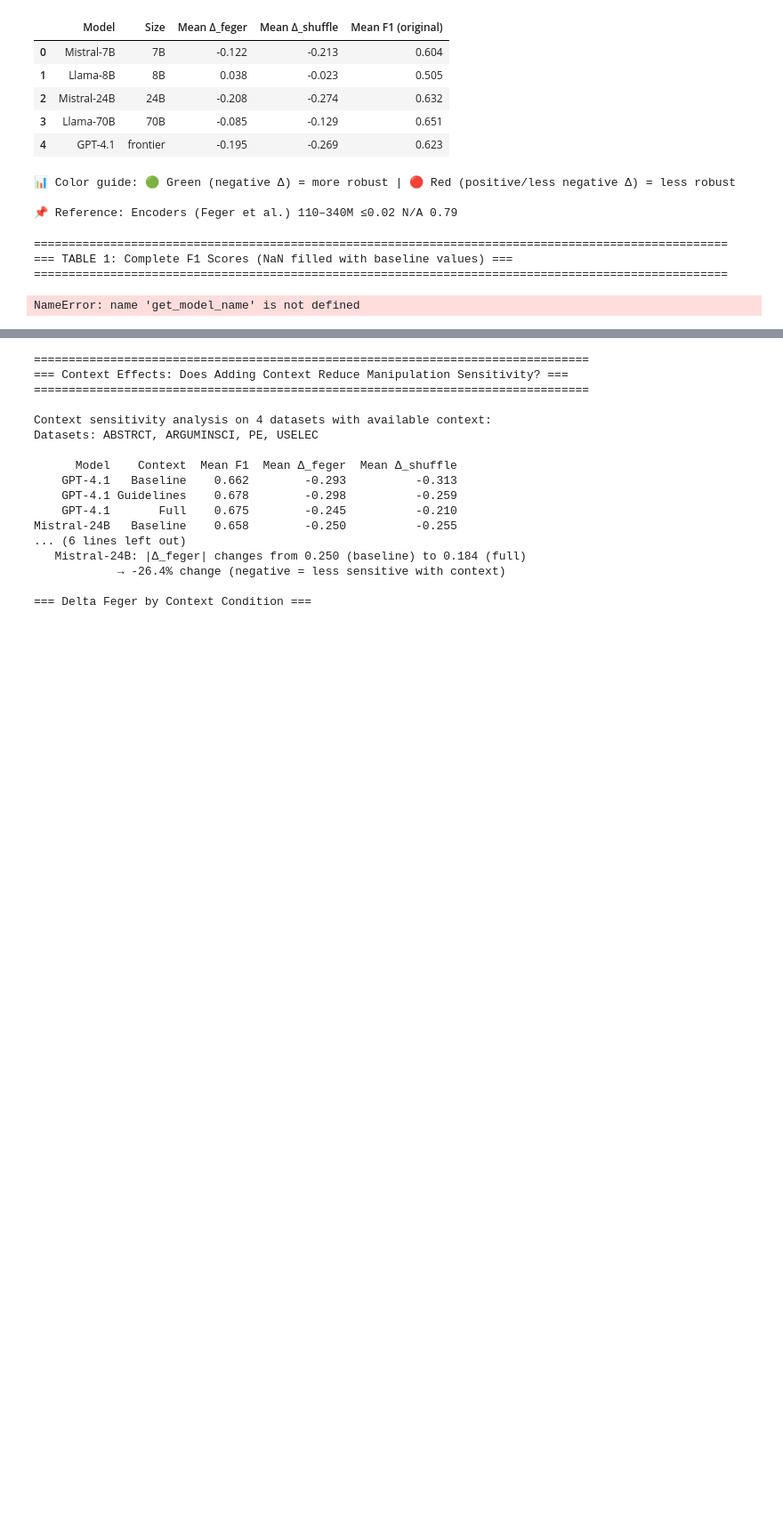
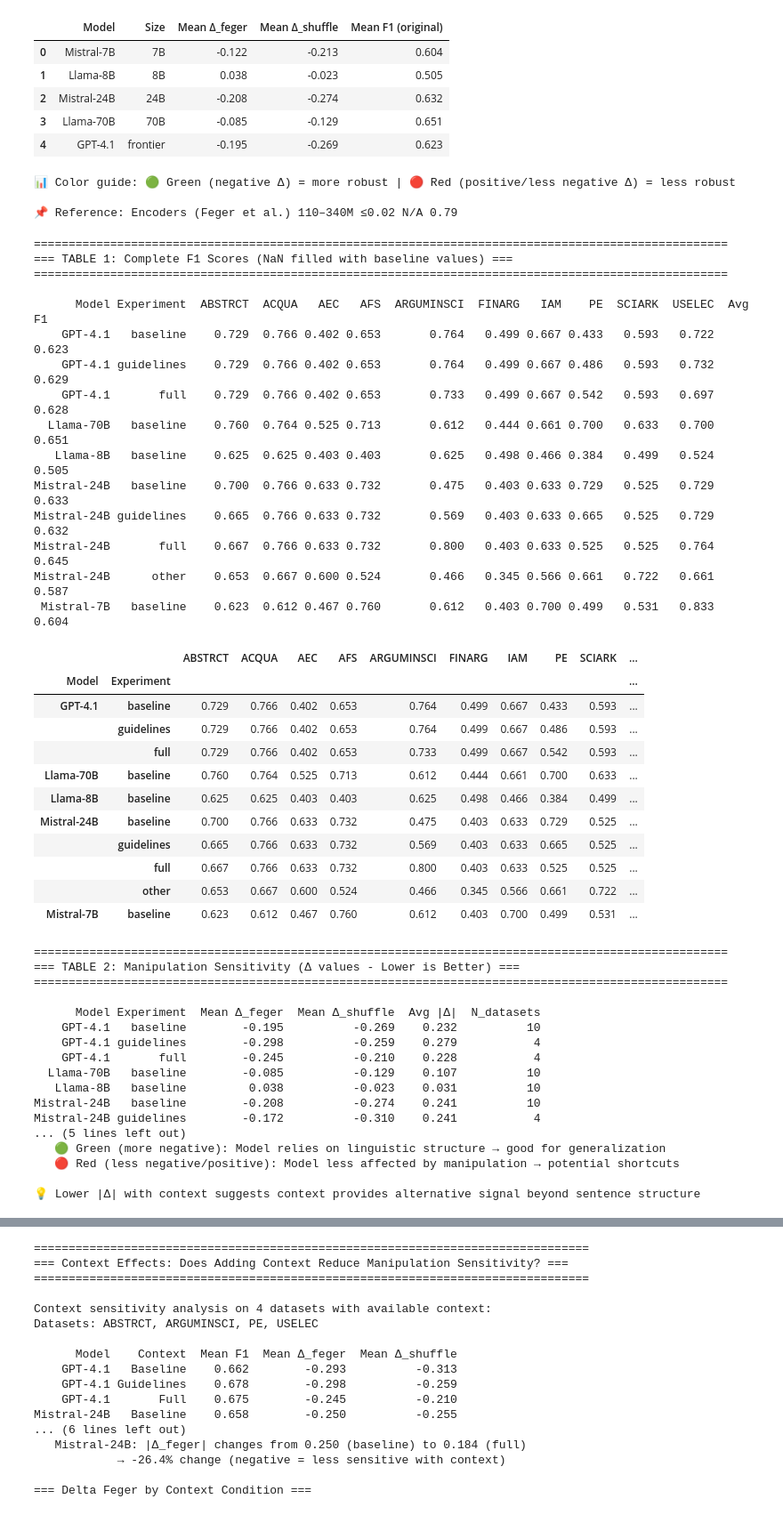
Before and after one commit to wideraHannes/GAIC-Thesis, a Jupyter notebook: experiments/unified_outputs/compare_results.ipynb, the cells around one changed output, grey strips where cells are left out. Shown at 89% size. Saved outputs shown, nothing was run; the diff lists cells and outputs as text; code cells hidden in the pictures; blank space fills up the shorter version.

```diff
--- a/experiments/unified_outputs/compare_results.ipynb
+++ b/experiments/unified_outputs/compare_results.ipynb
@@ -253,6 +253,20 @@ Encoders from Feger et al. (2024) show ≤0.02 drop, indicating high robustness.
 print("\n" + "="*100)
 print("=== TABLE 1: Complete F1 Scores (NaN filled with baseline values) ===")
 print("="*100 + "\n")
+
+# Extract model names from experiment IDs
+def get_model_name(exp_id):
+    if 'gpt-4' in exp_id:
+        return 'GPT-4.1'
+    elif 'Mistral-Small-24B' in exp_id:
+        return 'Mistral-24B'
+    elif 'Meta-Llama-3_1-70B' in exp_id:
+        return 'Llama-70B'
+    elif 'Meta-Llama-3_1-8B' in exp_id:
+        return 'Llama-8B'
+    elif 'Mistral-7B' in exp_id:
+        return 'Mistral-7B'
+    return exp_id
 
 # Build complete F1 table - for non-baseline experiments with NaN, use baseline value
 complete_f1_data = []
@@ -375,38 +389,72 @@ df_deltas = df_deltas.sort_values(['Model', 'sort_key']).drop(columns=['sort_key
 print(df_deltas.to_string(index=False))
 print("\n📊 Interpretation: More negative Δ = higher sensitivity to manipulation")
 print("   🟢 Green (more negative): Model relies on linguistic structure → good for generalization")
 print("   🔴 Red (less negative/positive): Model less affected by manipulation → potential shortcuts")
 print("\n💡 Lower |Δ| with context suggests context provides alternative signal beyond sentence structure\n")
 
 # Display styled version - reverse colormap so negative (good) is green
 styled_deltas = df_deltas.set_index(['Model', 'Experiment']).style.background_gradient(
     subset=['Mean Δ_feger', 'Mean Δ_shuffle'],
     cmap='RdYlGn_r',  # Reversed: negative (green) to positive (red)
     vmin=-0.4,
     vmax=0.1
 ).background_gradient(
     subset=['Avg |Δ|'],
     cmap='RdYlGn',  # Normal: lower absolute delta (green) is better for robustness view
     vmin=0.0,
     vmax=0.3
 ).format({
     'Mean Δ_feger': '{:.3f}',
     'Mean Δ_shuffle': '{:.3f}',
     'Avg |Δ|': '{:.3f}'
 })
 
 display(styled_deltas)
 
-# Highlight best performers
-print("\n🏆 Most Structure-Reliant (highest |Δ|):")
-best_structure = df_deltas.nlargest(3, 'Avg |Δ|')[['Model', 'Experiment', 'Avg |Δ|']]
-print(best_structure.to_string(index=False))
 
-print("\n⚠️  Least Affected by Manipulation (lowest |Δ|):")
-least_affected = df_deltas.nsmallest(3, 'Avg |Δ|')[['Model', 'Experiment', 'Avg |Δ|']]
-print(least_affected.to_string(index=False))
+# @MARC FYI
 # %% [output]
 ====================================================================================================
 === TABLE 1: Complete F1 Scores (NaN filled with baseline values) ===
 ====================================================================================================
+
+      Model Experiment  ABSTRCT  ACQUA   AEC   AFS  ARGUMINSCI  FINARG   IAM    PE  SCIARK  USELEC  Avg F1
+    GPT-4.1   baseline    0.729  0.766 0.402 0.653       0.764   0.499 0.667 0.433   0.593   0.722   0.623
+    GPT-4.1 guidelines    0.729  0.766 0.402 0.653       0.764   0.499 0.667 0.486   0.593   0.732   0.629
+    GPT-4.1       full    0.729  0.766 0.402 0.653       0.733   0.499 0.667 0.542   0.593   0.697   0.628
+  Llama-70B   baseline    0.760  0.764 0.525 0.713       0.612   0.444 0.661 0.700   0.633   0.700   0.651
+   Llama-8B   baseline    0.625  0.625 0.403 0.403       0.625   0.498 0.466 0.384   0.499   0.524   0.505
+Mistral-24B   baseline    0.700  0.766 0.633 0.732       0.475   0.403 0.633 0.729   0.525   0.729   0.633
+Mistral-24B guidelines    0.665  0.766 0.633 0.732       0.569   0.403 0.633 0.665   0.525   0.729   0.632
+Mistral-24B       full    0.667  0.766 0.633 0.732       0.800   0.403 0.633 0.525   0.525   0.764   0.645
+Mistral-24B      other    0.653  0.667 0.600 0.524       0.466   0.345 0.566 0.661   0.722   0.661   0.587
+ Mistral-7B   baseline    0.623  0.612 0.467 0.760       0.612   0.403 0.700 0.499   0.531   0.833   0.604
+|  |  | ABSTRCT | ACQUA | AEC | AFS | ARGUMINSCI | FINARG | IAM | PE | SCIARK | ... |
+| Model | Experiment |  |  |  |  |  |  |  |  |  | ... |
+| GPT-4.1 | baseline | 0.729 | 0.766 | 0.402 | 0.653 | 0.764 | 0.499 | 0.667 | 0.433 | 0.593 | ... |
+|  | guidelines | 0.729 | 0.766 | 0.402 | 0.653 | 0.764 | 0.499 | 0.667 | 0.486 | 0.593 | ... |
+|  | full | 0.729 | 0.766 | 0.402 | 0.653 | 0.733 | 0.499 | 0.667 | 0.542 | 0.593 | ... |
+| Llama-70B | baseline | 0.760 | 0.764 | 0.525 | 0.713 | 0.612 | 0.444 | 0.661 | 0.700 | 0.633 | ... |
+| Llama-8B | baseline | 0.625 | 0.625 | 0.403 | 0.403 | 0.625 | 0.498 | 0.466 | 0.384 | 0.499 | ... |
+| Mistral-24B | baseline | 0.700 | 0.766 | 0.633 | 0.732 | 0.475 | 0.403 | 0.633 | 0.729 | 0.525 | ... |
+|  | guidelines | 0.665 | 0.766 | 0.633 | 0.732 | 0.569 | 0.403 | 0.633 | 0.665 | 0.525 | ... |
+|  | full | 0.667 | 0.766 | 0.633 | 0.732 | 0.800 | 0.403 | 0.633 | 0.525 | 0.525 | ... |
+|  | other | 0.653 | 0.667 | 0.600 | 0.524 | 0.466 | 0.345 | 0.566 | 0.661 | 0.722 | ... |
+| Mistral-7B | baseline | 0.623 | 0.612 | 0.467 | 0.760 | 0.612 | 0.403 | 0.700 | 0.499 | 0.531 | ... |
-NameError: name 'get_model_name' is not defined
+====================================================================================================
+=== TABLE 2: Manipulation Sensitivity (Δ values - Lower is Better) ===
+====================================================================================================
+
+      Model Experiment  Mean Δ_feger  Mean Δ_shuffle  Avg |Δ|  N_datasets
+    GPT-4.1   baseline        -0.195          -0.269    0.232          10
+    GPT-4.1 guidelines        -0.298          -0.259    0.279           4
+    GPT-4.1       full        -0.245          -0.210    0.228           4
+  Llama-70B   baseline        -0.085          -0.129    0.107          10
+   Llama-8B   baseline         0.038          -0.023    0.031          10
+Mistral-24B   baseline        -0.208          -0.274    0.241          10
+Mistral-24B guidelines        -0.172          -0.310    0.241           4
+... (5 lines left out)
+   🟢 Green (more negative): Model relies on linguistic structure → good for generalization
+   🔴 Red (less negative/positive): Model less affected by manipulation → potential shortcuts
+
+💡 Lower |Δ| with context suggests context provides alternative signal beyond sentence structure
```
Also changed, not shown: parts of 6 cells of this notebook, 3 other files.
